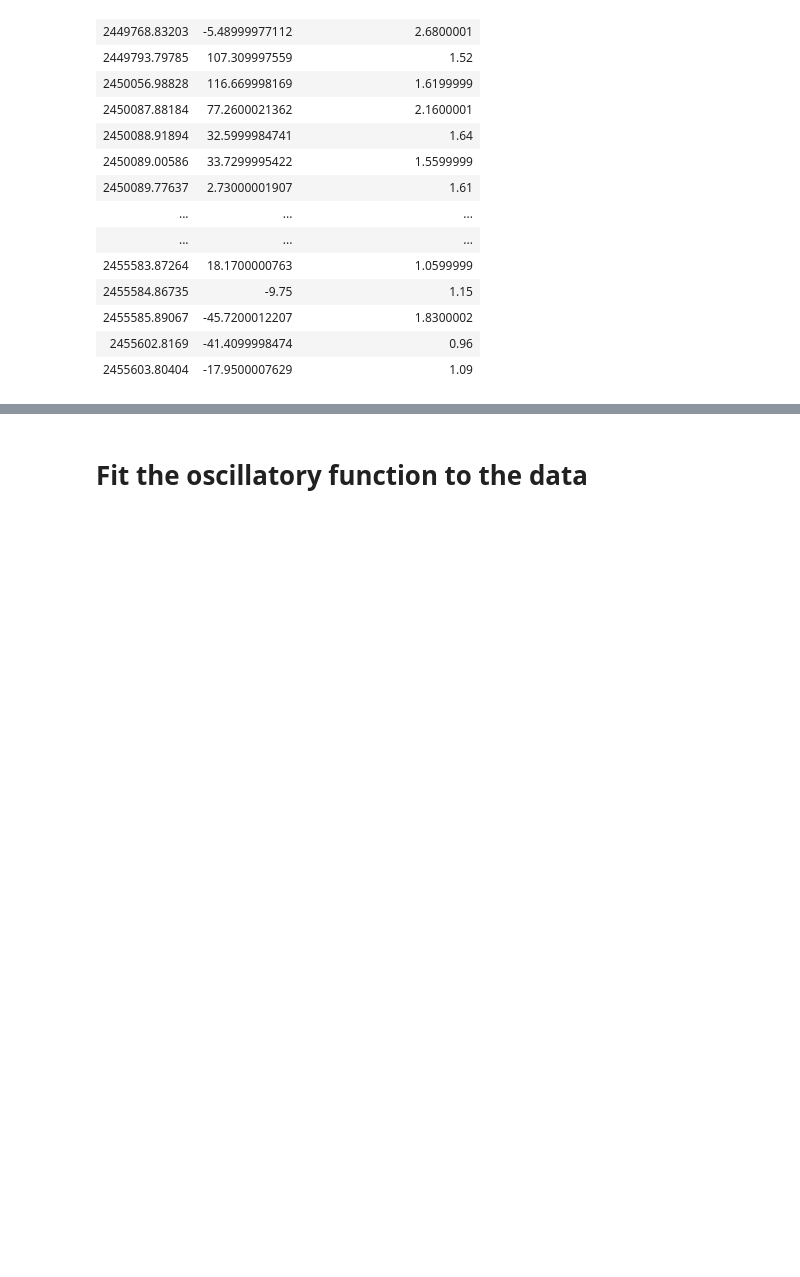
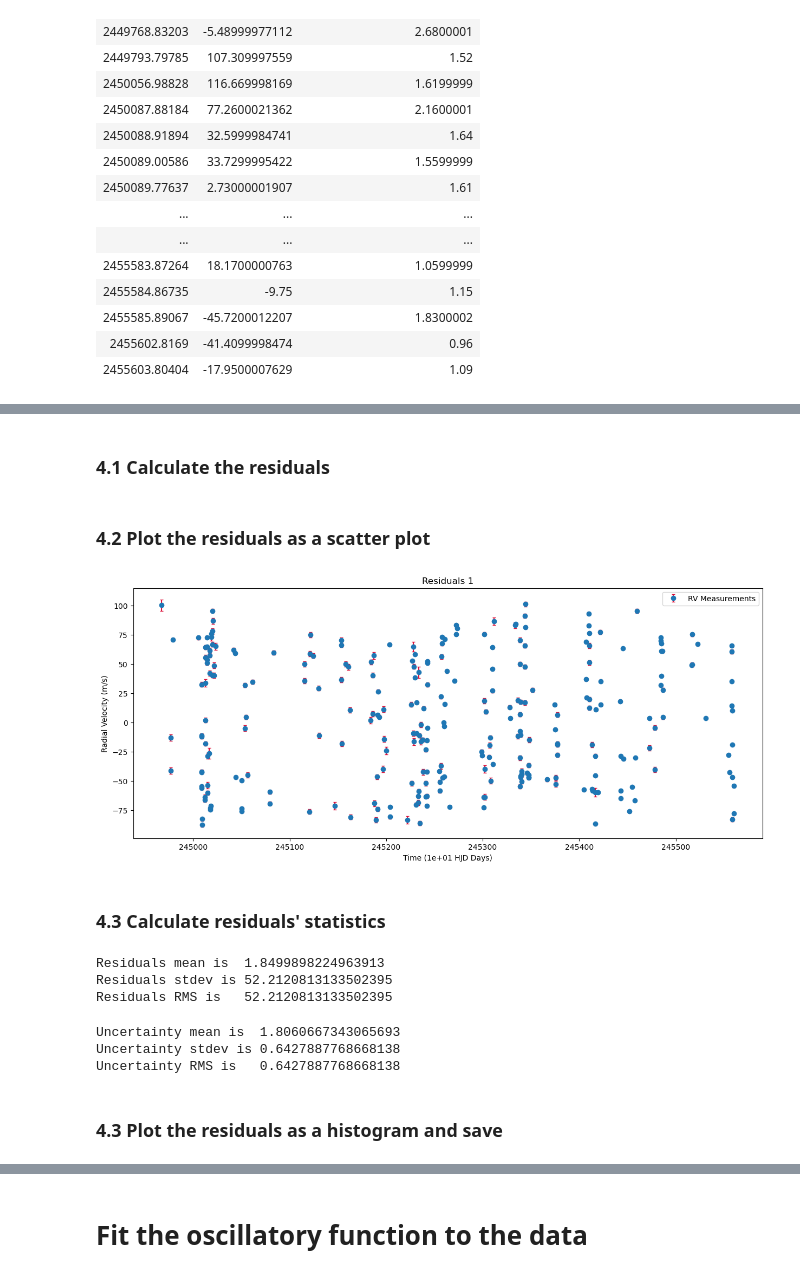
Before and after one commit to djlouie/ASTR-19-Group-Project, a Jupyter notebook: astr19-group-project.ipynb, the cells around one changed output, grey strips where cells are left out. Cells and saved outputs as stored; diff of their text form; code cells hidden in the pictures; blank space fills up the shorter version.

```diff
--- a/astr19-group-project.ipynb
+++ b/astr19-group-project.ipynb
@@ -50,0 +119,50 @@ plt.show()
+# %% [markdown]
+### 4.1 Calculate the residuals
+# %%
+# calculate residuals
+y_pred = f_curve(scaled_hjd, *params)
+residuals1 = radial_velocity - y_pred
+# %% [markdown]
+### 4.2 Plot the residuals as a scatter plot
+# %%
+plt.figure(figsize=(15, 6))
+
+# plot residuals
+plt.errorbar(scaled_hjd, residuals1, uncertainty, fmt="o", ecolor='crimson', capsize=2, label="RV Measurements")
+
+plt.xlabel(f"Time ({scalar:.0e} HJD Days)")
+plt.ylabel("Radial Velocity (m/s)")
+plt.title("Residuals 1")
+plt.legend(frameon=True,fontsize=10,handletextpad=1)
+
+plt.show()
+# %% [output]
+[figure, added]
+# %% [markdown]
+### 4.3 Calculate residuals' statistics
+# %%
+residuals_mean = np.mean(residuals1)
+residuals_std = np.std(residuals1)
+residuals_rms = np.sqrt(np.mean(residuals1**2))
+
+print(f"Residuals mean is  {residuals_mean:.16f}")
+print(f"Residuals stdev is {residuals_std:.16f}")
+print(f"Residuals RMS is   {residuals_std:.16f}")
+# %% [output]
+Residuals mean is  1.8499898224963913
+Residuals stdev is 52.2120813133502395
+Residuals RMS is   52.2120813133502395
+# %%
+uncertainty_mean = np.mean(uncertainty)
+uncertainty_std = np.std(uncertainty)
+uncertainty_rms = np.sqrt(np.mean(uncertainty**2))
+
+print(f"Uncertainty mean is  {uncertainty_mean:.16f}")
+print(f"Uncertainty stdev is {uncertainty_std:.16f}")
+print(f"Uncertainty RMS is   {uncertainty_std:.16f}")
+# %% [output]
+Uncertainty mean is  1.8060667343065693
+Uncertainty stdev is 0.6427887768668138
+Uncertainty RMS is   0.6427887768668138
+# %% [markdown]
+### 4.3 Plot the residuals as a histogram and save
```
Also changed, not shown: parts of 17 cells of this notebook, 6 other files.
